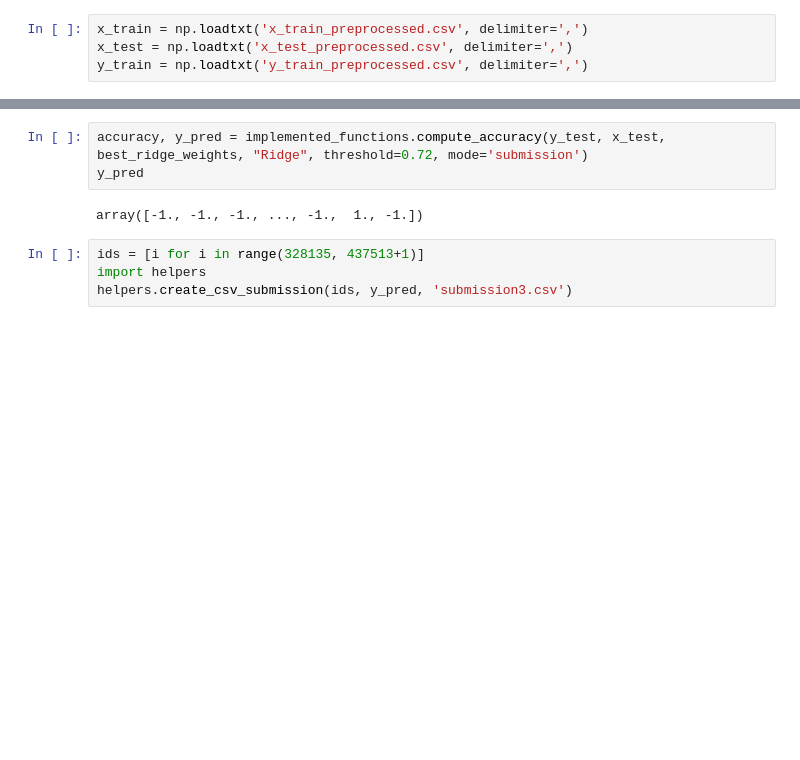
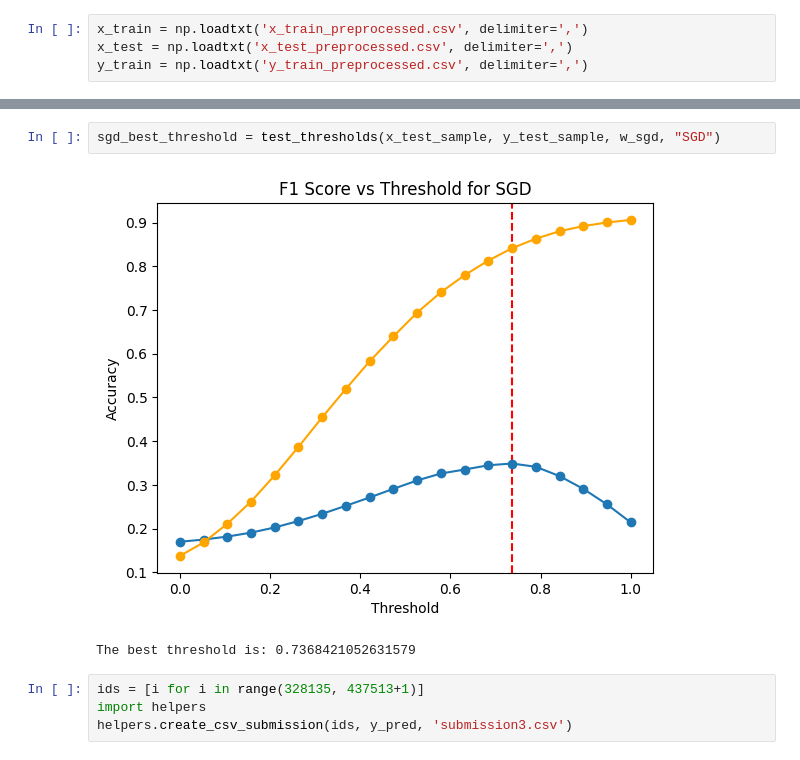
Before and after one commit to mariuslenerd/ML_project1, a Jupyter notebook: project1/project1 copy.ipynb, the cells around one changed output, grey strips where cells are left out. Cells and saved outputs as stored; diff of their text form; blank space fills up the shorter version.

```diff
--- a/project1/project1 copy.ipynb
+++ b/project1/project1 copy.ipynb
@@ -226,9 +229,9 @@ The best threshold is: 0.6842105263157894
 The best threshold is: 0.15789473684210525
 # %%
-accuracy, y_pred = implemented_functions.compute_accuracy(y_test, x_test, best_ridge_weights, "Ridge", threshold=0.72, mode='submission')
-y_pred
+sgd_best_threshold = test_thresholds(x_test_sample, y_test_sample, w_sgd, "SGD")
 # %% [output]
+[figure, added]
-array([-1., -1., -1., ..., -1.,  1., -1.])
+The best threshold is: 0.7368421052631579
 # %%
 ids = [i for i in range(328135, 437513+1)]
 import helpers
```
Also changed, not shown: parts of 2 cells of this notebook, 1 other file.
